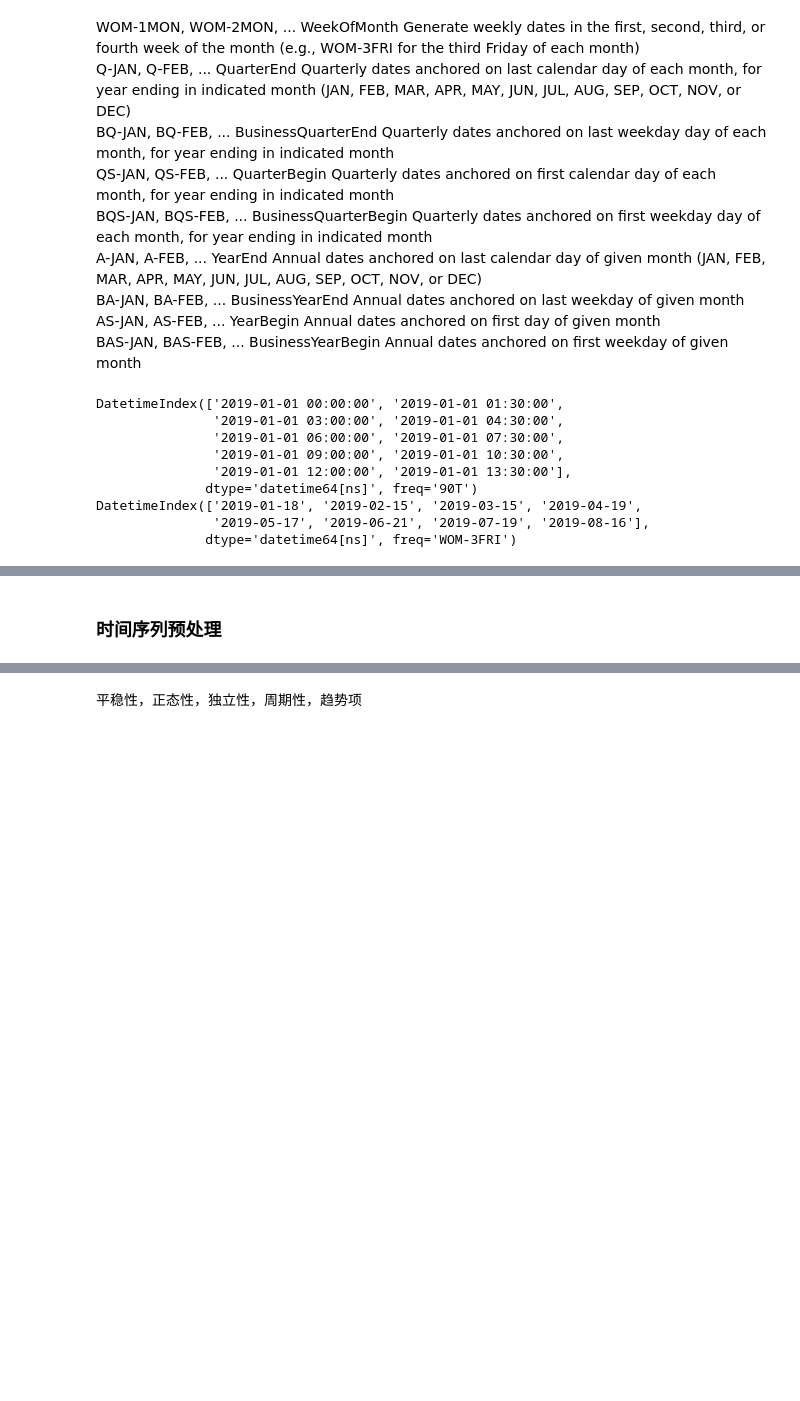
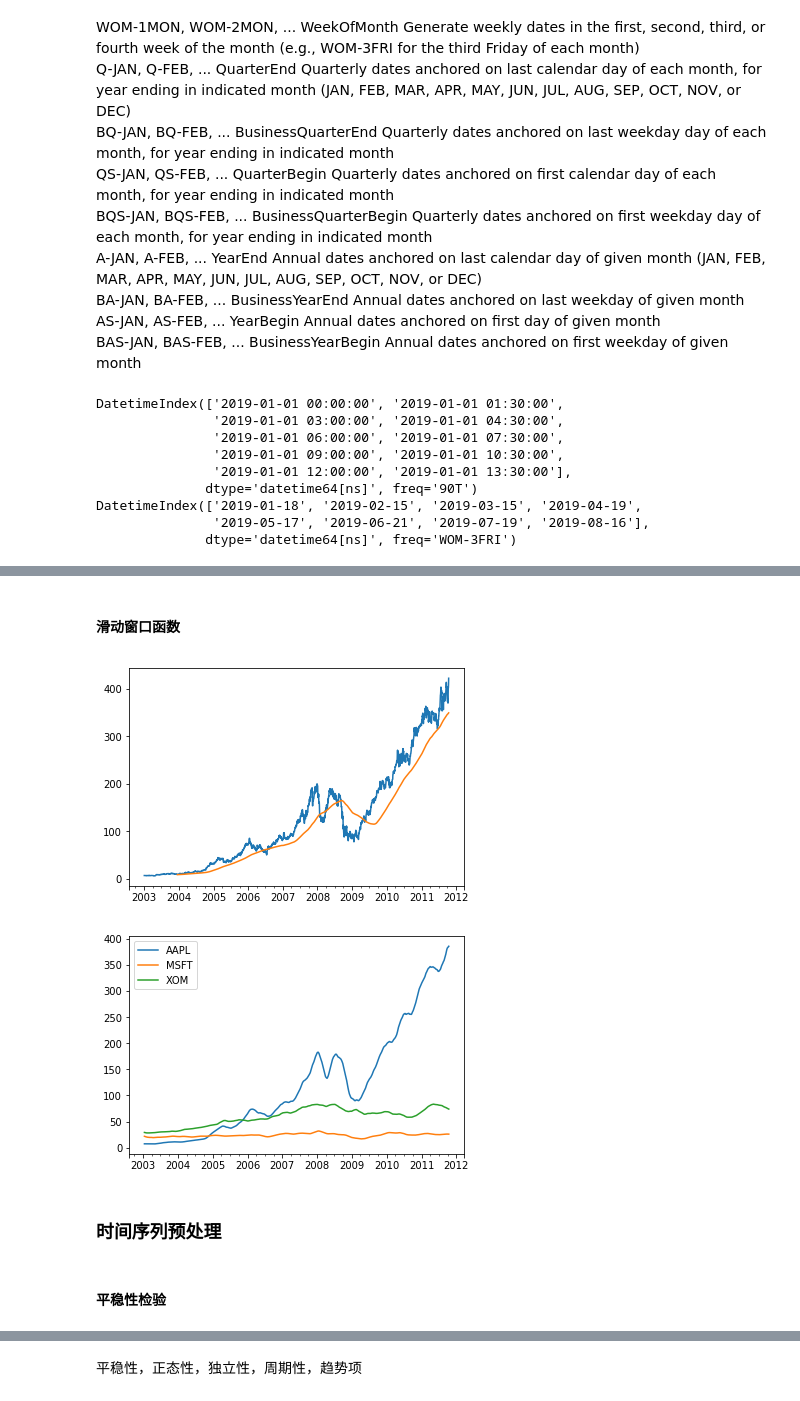
Before and after one commit to w26738/Notebook, a Jupyter notebook: data_analysis/time_series_101.ipynb, the cells around one changed output, grey strips where cells are left out. Cells and saved outputs as stored; diff of their text form; code cells hidden in the pictures; blank space fills up the shorter version.

```diff
--- a/data_analysis/time_series_101.ipynb
+++ b/data_analysis/time_series_101.ipynb
@@ -167,2 +305,17 @@ DatetimeIndex(['2019-01-18', '2019-02-15', '2019-03-15', '2019-04-19',
+# %% [markdown]
+#### 滑动窗口函数
+# %%
+close_px_all = pd.read_csv('stock_px_2.csv', parse_dates=True, index_col=0)
+close_px = close_px_all[['AAPL', 'MSFT', 'XOM']]
+close_px = close_px.resample('B').ffill()
+close_px.AAPL.plot()
+# 如果当前数据小于滑动窗口大小，可以设置指定数量的非NA的观测值，默认这个值为1
+close_px.AAPL.rolling(250).mean().plot();
+close_px.rolling(60, min_periods=10).mean().plot();
+# %% [output]
+[figure, added]
+[figure, added]
 # %% [markdown]
 ### 时间序列预处理
+# %% [markdown]
+#### 平稳性检验
```
Also changed, not shown: parts of 11 cells of this notebook.
